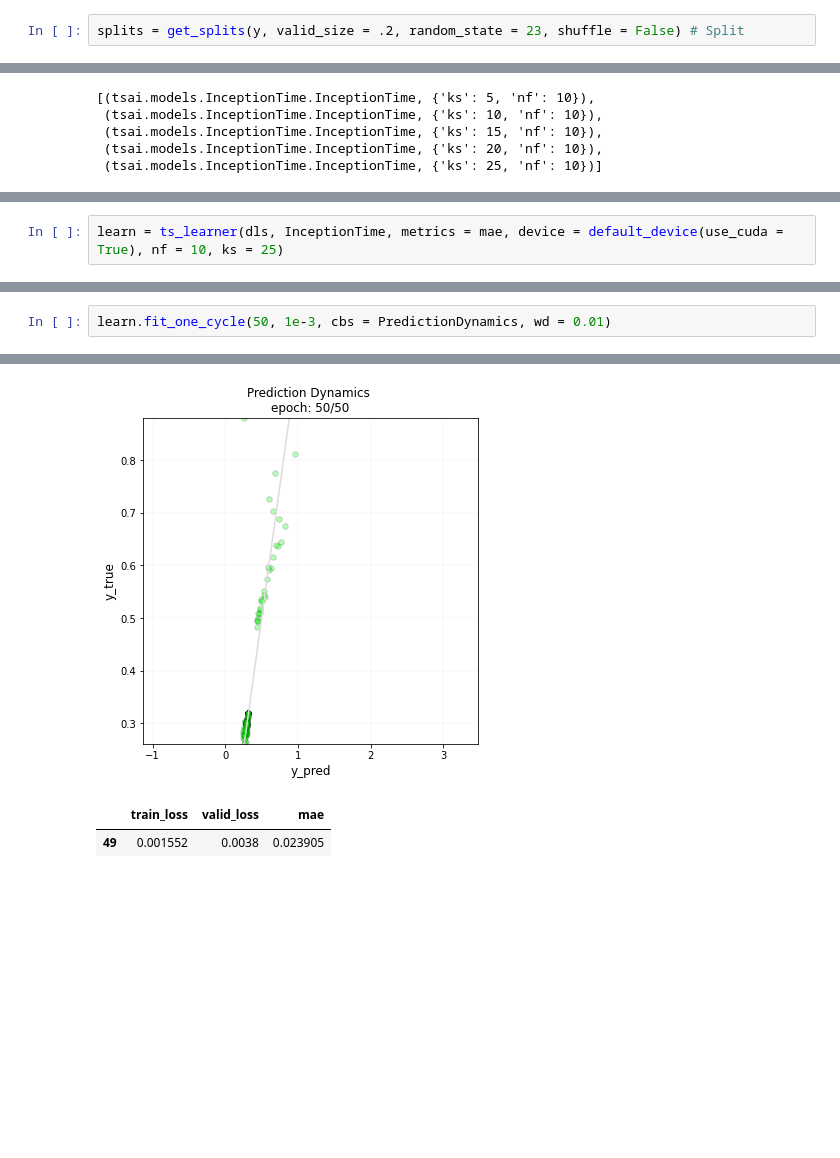
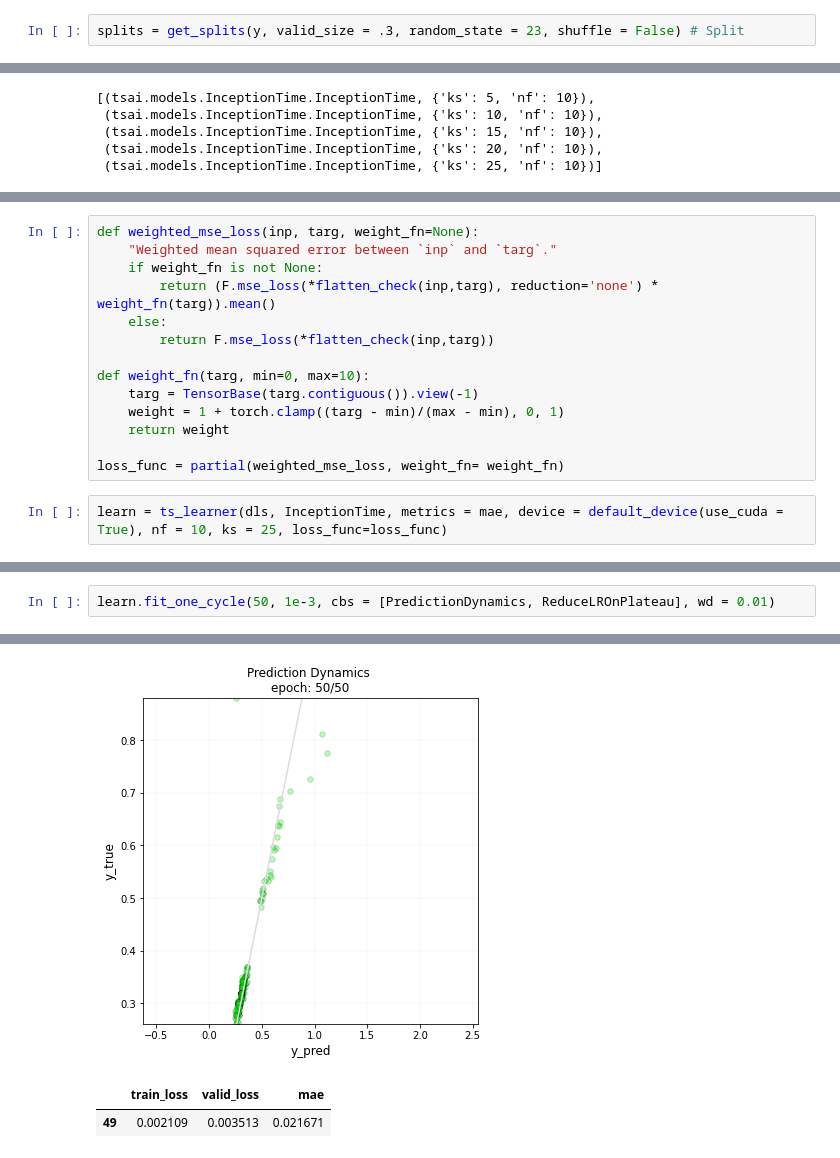
Before and after one commit to Lion-Mod/My-electrophoresis-sense-is-tingling, a Jupyter notebook: sensor_prediction.ipynb, the cells around one changed output, grey strips where cells are left out. Cells and saved outputs as stored; diff of their text form; blank space fills up the shorter version.

```diff
--- a/sensor_prediction.ipynb
+++ b/sensor_prediction.ipynb
@@ -312,5 +295,5 @@ X[0:2], y[0:2] # Two examples of windows, notice Xs consist of multiple arrays a
         [[0.29038382, 0.27945802, 0.28892702, 0.29961005, 0.2963323 ,
           0.2741165 ]]]), array([0.2741165, 0.2799436]))
 # %%
-splits = get_splits(y, valid_size = .2, random_state = 23, shuffle = False) # Split
+splits = get_splits(y, valid_size = .3, random_state = 23, shuffle = False) # Split
 # %% [output]
@@ -390,5 +385,19 @@ for i, (arch, k) in enumerate(archs):
+# %%
+def weighted_mse_loss(inp, targ, weight_fn=None):
+    "Weighted mean squared error between `inp` and `targ`."
+    if weight_fn is not None:
+        return (F.mse_loss(*flatten_check(inp,targ), reduction='none') * weight_fn(targ)).mean()
+    else:
+        return F.mse_loss(*flatten_check(inp,targ))
+
+def weight_fn(targ, min=0, max=10):
+    targ = TensorBase(targ.contiguous()).view(-1)
+    weight = 1 + torch.clamp((targ - min)/(max - min), 0, 1)
+    return weight
+
+loss_func = partial(weighted_mse_loss, weight_fn= weight_fn)
 # %%
-learn = ts_learner(dls, InceptionTime, metrics = mae, device = default_device(use_cuda = True), nf = 10, ks = 25)
+learn = ts_learner(dls, InceptionTime, metrics = mae, device = default_device(use_cuda = True), nf = 10, ks = 25, loss_func=loss_func)
 # %%
 learn.lr_find()
 # %% [output]
@@ -398,4 +407,4 @@ SuggestedLRs(lr_min=0.33113112449646, lr_steep=0.001737800776027143)
 # %%
-learn.fit_one_cycle(50, 1e-3, cbs = PredictionDynamics, wd = 0.01)
+learn.fit_one_cycle(50, 1e-3, cbs = [PredictionDynamics, ReduceLROnPlateau], wd = 0.01)
 # %% [output]
 | epoch | train_loss | valid_loss | mae | time |
@@ -418,3 +427,3 @@ learn.fit_one_cycle(50, 1e-3, cbs = PredictionDynamics, wd = 0.01)
-[figure, old version]
+[figure, new version]
 |  | train_loss | valid_loss | mae |
-| 49 | 0.001552 | 0.0038 | 0.023905 |
+| 49 | 0.002109 | 0.003513 | 0.021671 |
```
Also changed, not shown: parts of 10 cells of this notebook.
